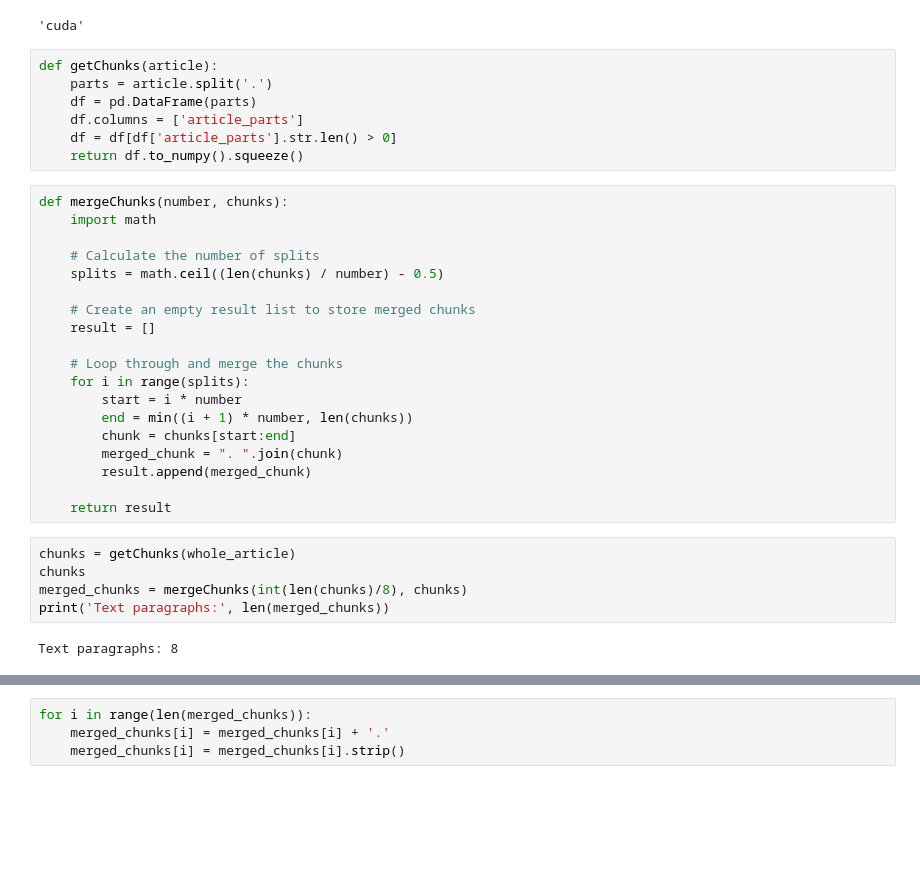
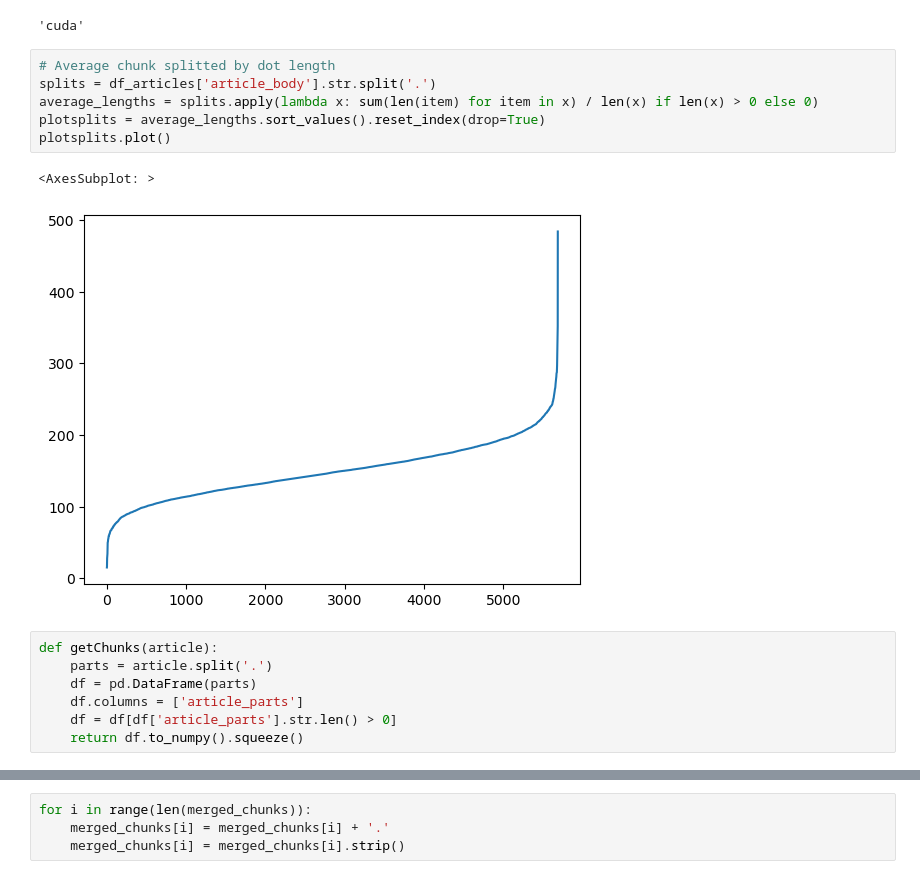
Before and after one commit to sebastiantare/summaryapp, a Jupyter notebook: TestPipeline.ipynb, the cells around one changed output, grey strips where cells are left out. Saved outputs shown, nothing was run; the diff lists cells and outputs as text; blank space fills up the shorter version.

```diff
--- a/TestPipeline.ipynb
+++ b/TestPipeline.ipynb
@@ -86,6 +139,15 @@ def generate_summary(text):
 device
 # %% [output]
 'cuda'
+# %%
+# Average chunk splitted by dot length
+splits = df_articles['article_body'].str.split('.')
+average_lengths = splits.apply(lambda x: sum(len(item) for item in x) / len(x) if len(x) > 0 else 0)
+plotsplits = average_lengths.sort_values().reset_index(drop=True)
+plotsplits.plot()
+# %% [output]
+<AxesSubplot: >
+[figure, added]
 # %%
 def getChunks(article):
     parts = article.split('.')
@@ -93,29 +155,3 @@ def getChunks(article):
     df.columns = ['article_parts']
     df = df[df['article_parts'].str.len() > 0]
     return df.to_numpy().squeeze()
-# %%
-def mergeChunks(number, chunks):
-    import math
-
-    # Calculate the number of splits
-    splits = math.ceil((len(chunks) / number) - 0.5)
-
-    # Create an empty result list to store merged chunks
-    result = []
-
-    # Loop through and merge the chunks
-    for i in range(splits):
-        start = i * number
-        end = min((i + 1) * number, len(chunks))
-        chunk = chunks[start:end]
-        merged_chunk = ". ".join(chunk)
-        result.append(merged_chunk)
-
-    return result
-# %%
-chunks = getChunks(whole_article)
-chunks
-merged_chunks = mergeChunks(int(len(chunks)/8), chunks)
-print('Text paragraphs:', len(merged_chunks))
-# %% [output]
-Text paragraphs: 8
```
Also changed, not shown: parts of 15 cells of this notebook, 9 other files.
